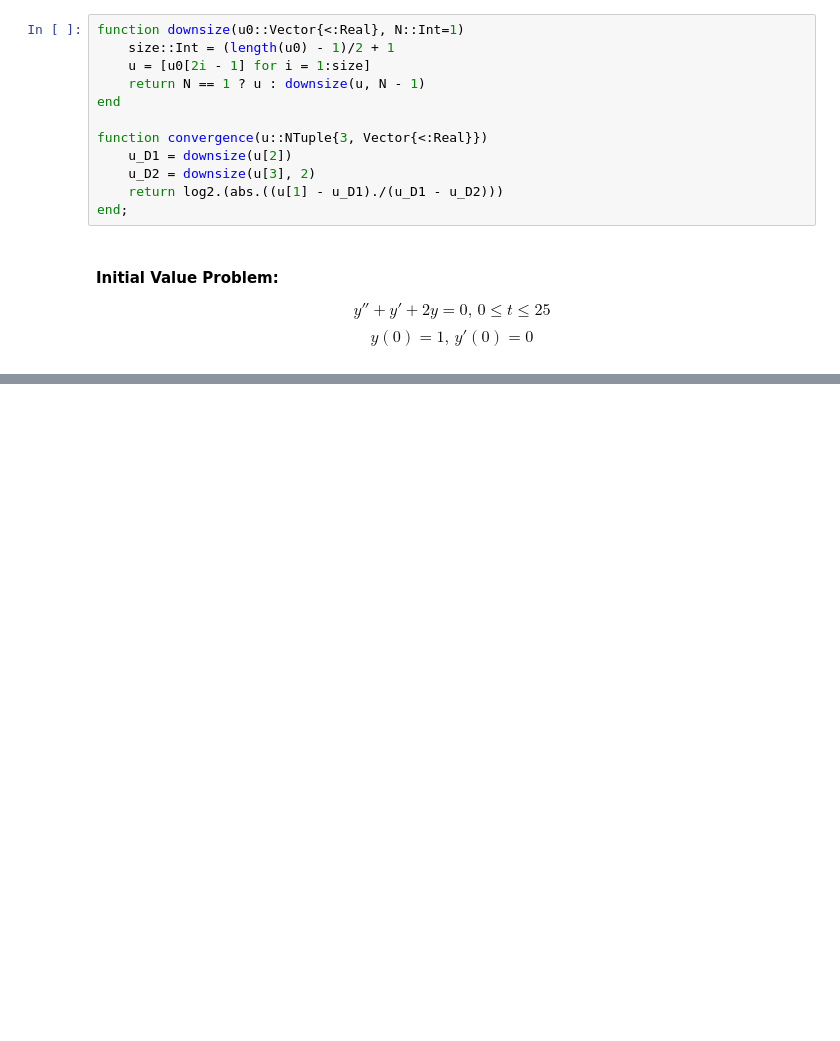
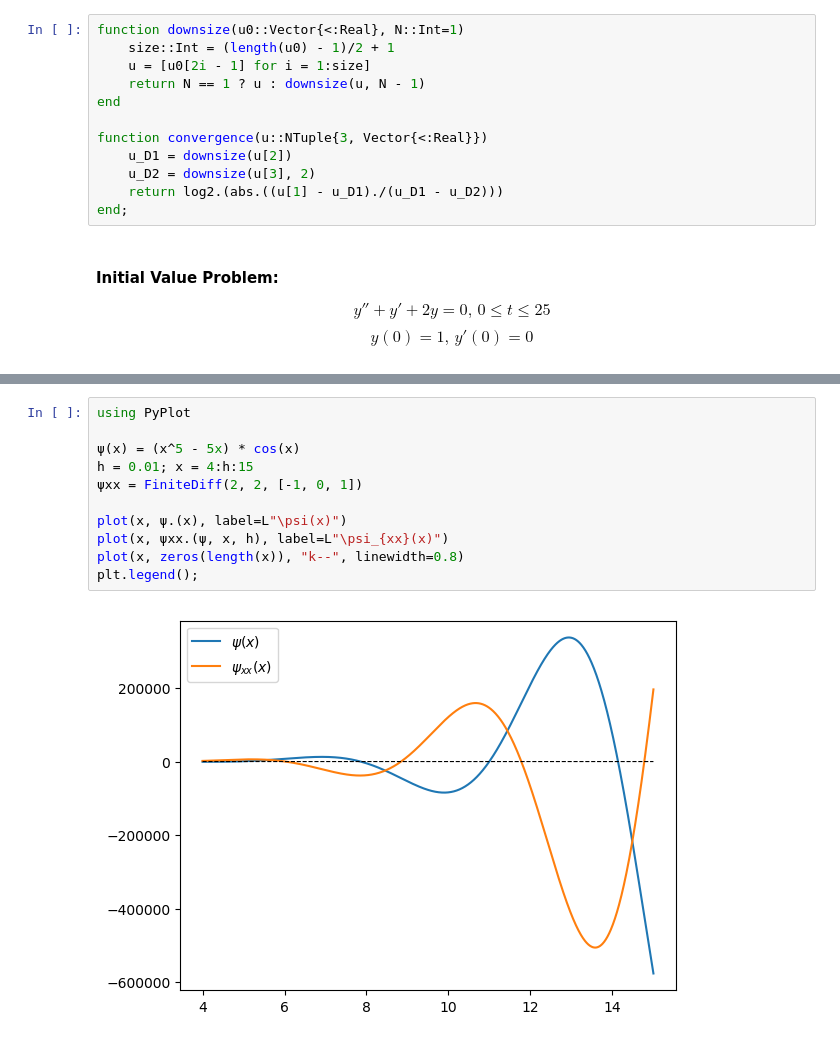
Before and after one commit to kennethsible/julia-binder, a Jupyter notebook: ODE Integration.ipynb, the cells around one changed output, grey strips where cells are left out. Drawn from its saved outputs; the diff is of its cells as text; blank space fills up the shorter version.

Commit message:
Added Finite Difference

```diff
--- a/ODE Integrator.ipynb
+++ b/ODE Integration.ipynb
@@ -90,0 +116,13 @@ plt.ylabel("Convergence Order"); plt.xlabel("Time"); plt.legend();
+# %%
+using PyPlot
+
+ψ(x) = (x^5 - 5x) * cos(x)
+h = 0.01; x = 4:h:15
+ψxx = FiniteDiff(2, 2, [-1, 0, 1])
+
+plot(x, ψ.(x), label=L"\psi(x)")
+plot(x, ψxx.(ψ, x, h), label=L"\psi_{xx}(x)")
+plot(x, zeros(length(x)), "k--", linewidth=0.8)
+plt.legend();
+# %% [output]
+[figure, added]
```
Also changed, not shown: parts of 4 cells of this notebook.
